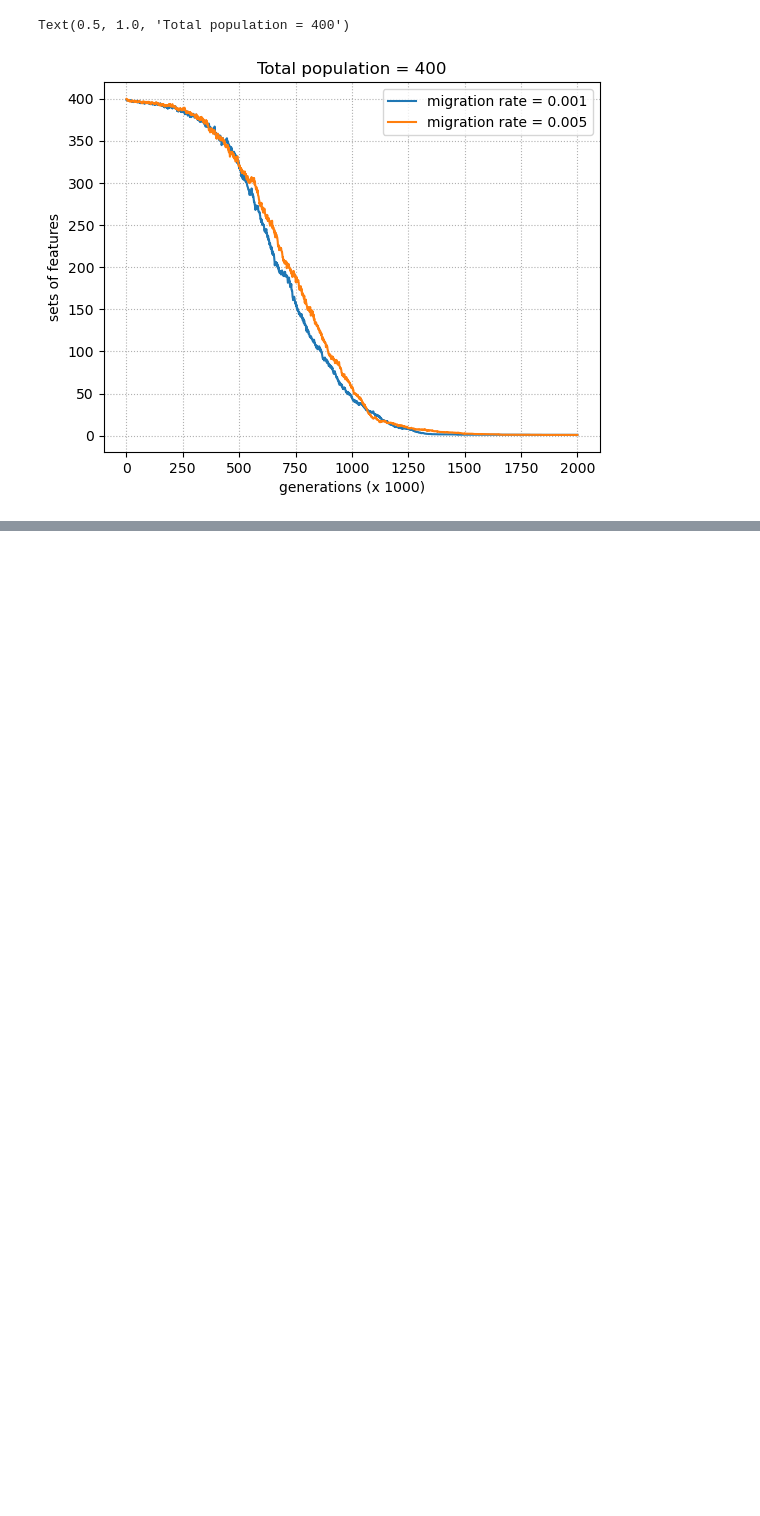
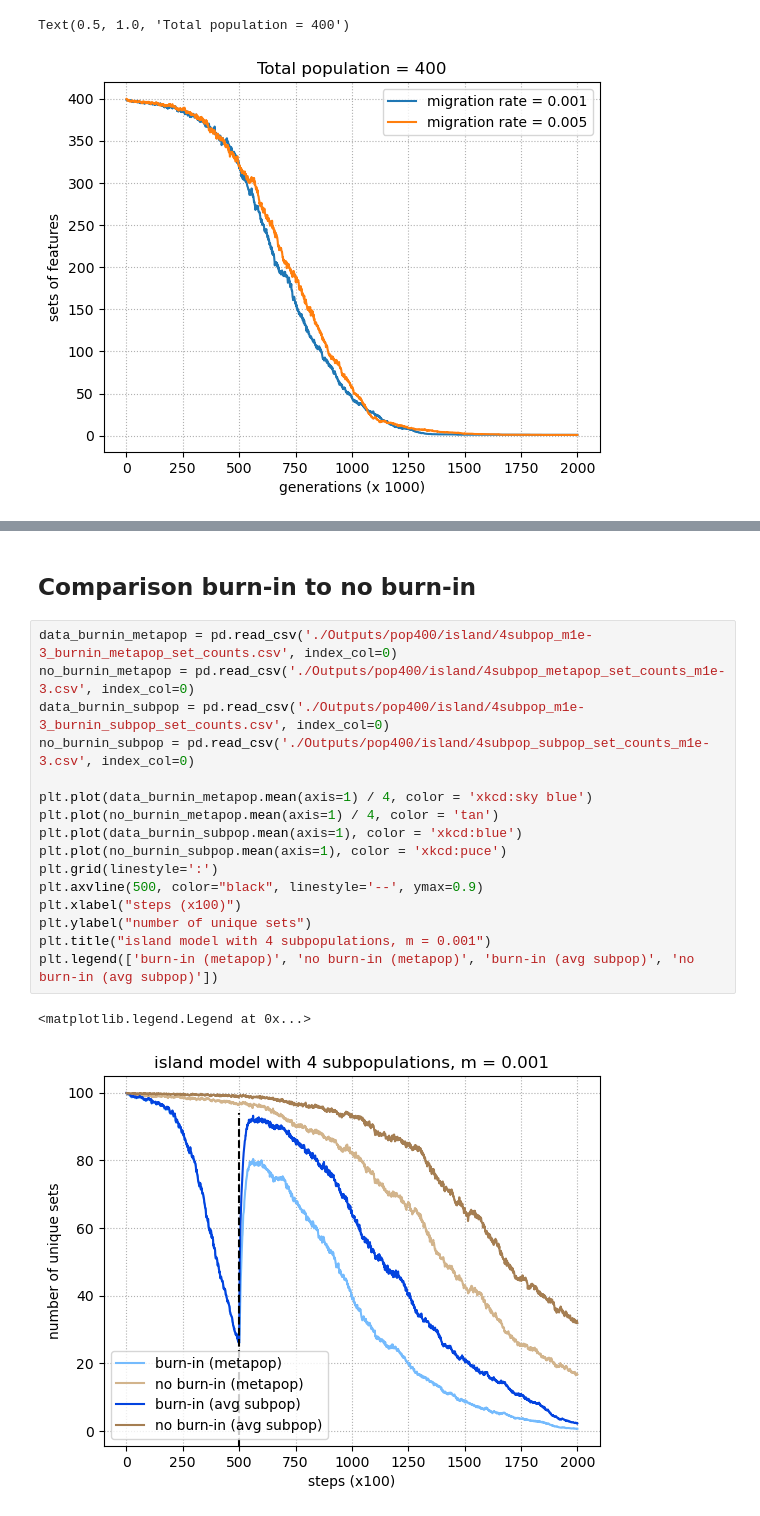
Before and after one commit to mtomasini/MetapopulationsPython, a Jupyter notebook: exploration.ipynb, the cells around one changed output, grey strips where cells are left out. Cells and saved outputs as stored; diff of their text form; blank space fills up the shorter version.

```diff
--- a/exploration.ipynb
+++ b/exploration.ipynb
@@ -317,0 +405,21 @@ Text(0.5, 1.0, 'Total population = 400')
+# %% [markdown]
+## Comparison burn-in to no burn-in
+# %%
+data_burnin_metapop = pd.read_csv('./Outputs/pop400/island/4subpop_m1e-3_burnin_metapop_set_counts.csv', index_col=0)
+no_burnin_metapop = pd.read_csv('./Outputs/pop400/island/4subpop_metapop_set_counts_m1e-3.csv', index_col=0)
+data_burnin_subpop = pd.read_csv('./Outputs/pop400/island/4subpop_m1e-3_burnin_subpop_set_counts.csv', index_col=0)
+no_burnin_subpop = pd.read_csv('./Outputs/pop400/island/4subpop_subpop_set_counts_m1e-3.csv', index_col=0)
+
+plt.plot(data_burnin_metapop.mean(axis=1) / 4, color = 'xkcd:sky blue')
+plt.plot(no_burnin_metapop.mean(axis=1) / 4, color = 'tan')
+plt.plot(data_burnin_subpop.mean(axis=1), color = 'xkcd:blue')
+plt.plot(no_burnin_subpop.mean(axis=1), color = 'xkcd:puce')
+plt.grid(linestyle=':')
+plt.axvline(500, color="black", linestyle='--', ymax=0.9)
+plt.xlabel("steps (x100)")
+plt.ylabel("number of unique sets")
+plt.title("island model with 4 subpopulations, m = 0.001")
+plt.legend(['burn-in (metapop)', 'no burn-in (metapop)', 'burn-in (avg subpop)', 'no burn-in (avg subpop)'])
+# %% [output]
+<matplotlib.legend.Legend at 0x...>
+[figure, added]
```
Also changed, not shown: parts of 4 cells of this notebook, 2 other files.
